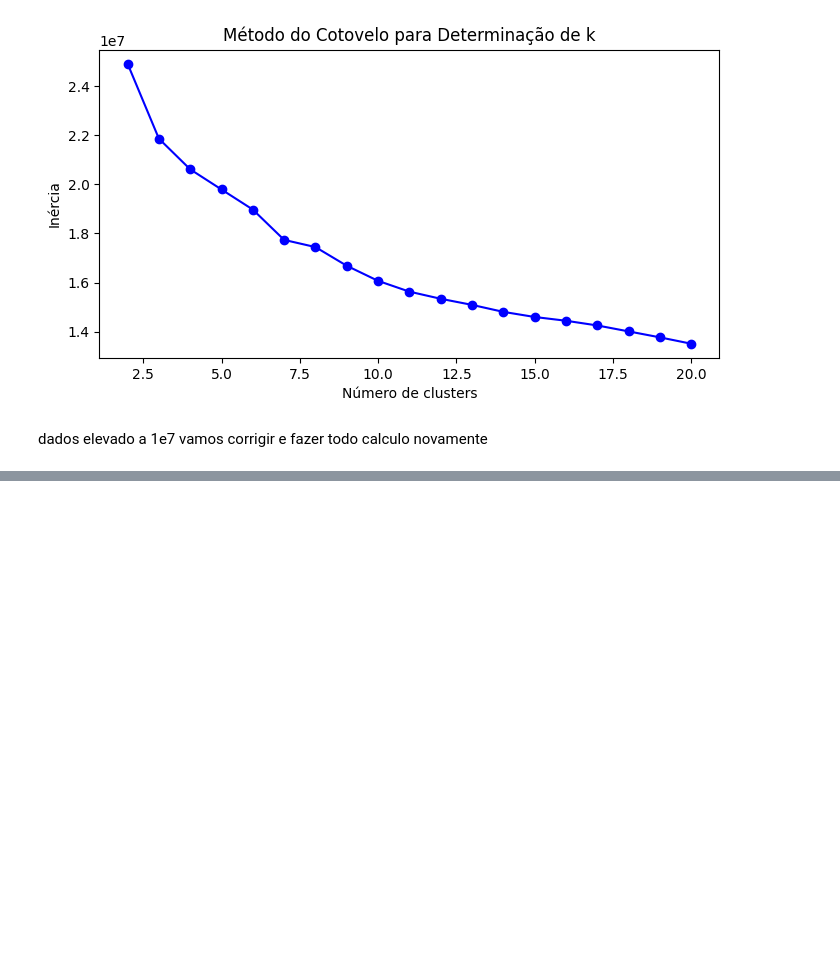
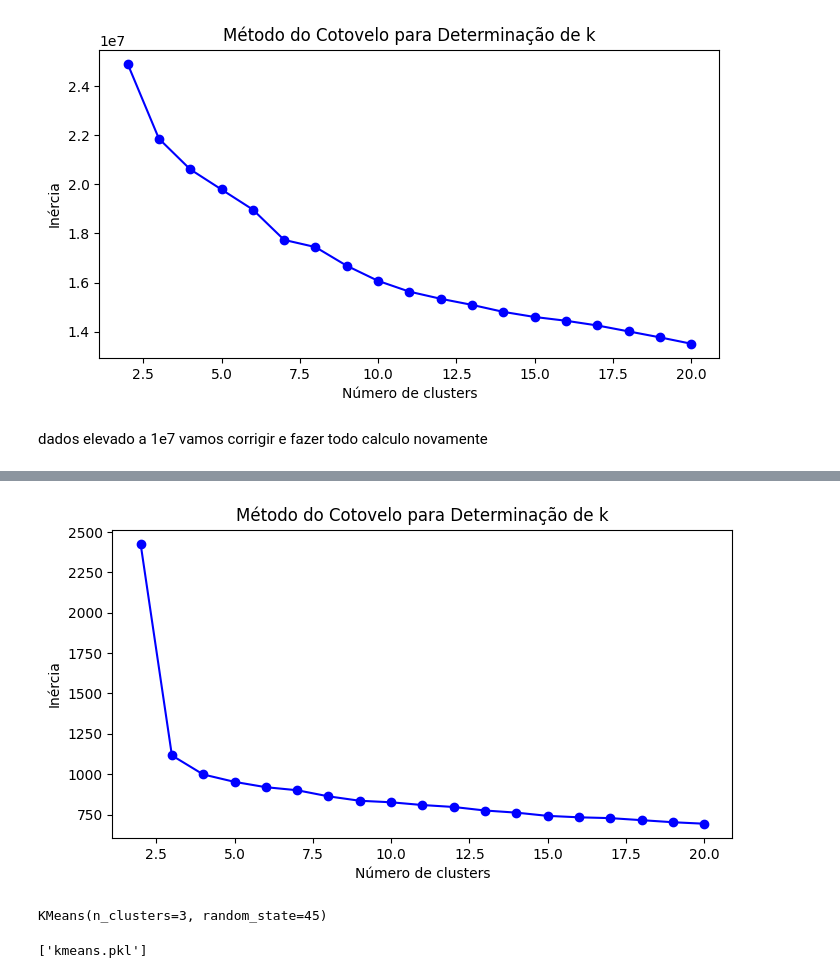
Before and after one commit to Cr0l3y/ML_Unsupervised, a Jupyter notebook: projeto.ipynb, the cells around one changed output, grey strips where cells are left out. Drawn from its saved outputs; the diff is of its cells as text; code cells hidden in the pictures; blank space fills up the shorter version.

Commit message:
normalized_model

```diff
--- a/projeto.ipynb
+++ b/projeto.ipynb
@@ -219,0 +279,4 @@ dados elevado a 1e7 vamos corrigir e fazer todo calculo novamente
+# %%
+#usar a avaliação para retornar o valor de silhueta e inercia feito anteriormente linha: 14
+silhueta, inercia = avaliacao(dados_escalados)
+silhueta
@@ -219,0 +309,17 @@ dados elevado a 1e7 vamos corrigir e fazer todo calculo novamente
+# %%
+#Verificando valores de inercia, basicamente fazendo a mesma coisa que fizemos anteriormente so que com dados_escalados
+plot_cotovelo(inercia)
+#Escalas de 1e7 foi para 2500
+# %% [output]
+[figure, added]
+# %%
+#Criando modelo Kmeans
+mod_kmeans = KMeans(n_clusters=3, random_state=45)
+mod_kmeans.fit(dados_escalados)
+# %% [output]
+KMeans(n_clusters=3, random_state=45)
+# %%
+#Salvando modelo
+joblib.dump(mod_kmeans, 'kmeans.pkl')
+# %% [output]
+['kmeans.pkl']
```
Also changed, not shown: parts of 7 cells of this notebook, 2 other files.
